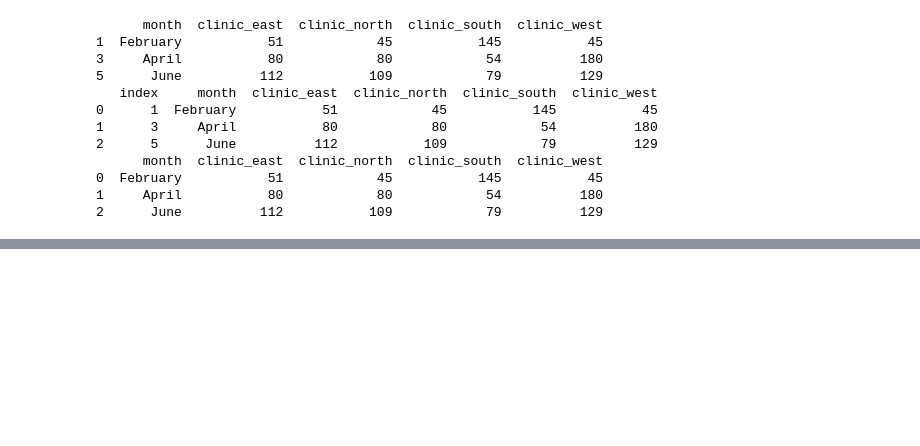
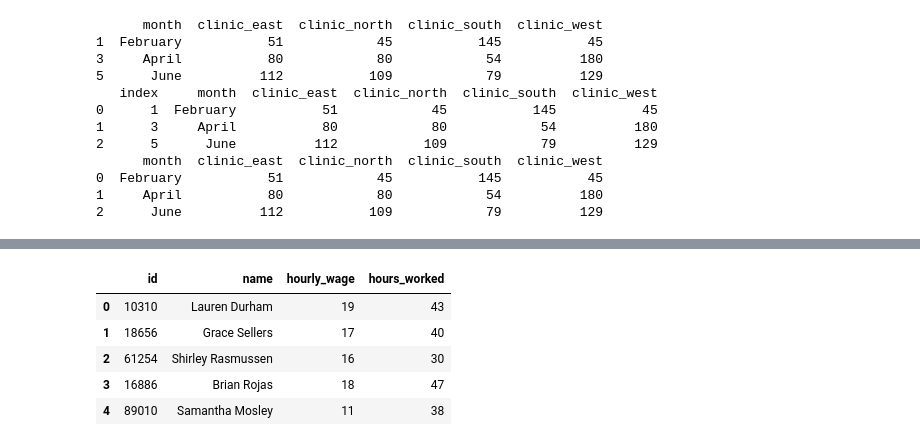
Before and after one commit to Jig3008/PandasAtoZ, a Jupyter notebook: AllAboutPandas.ipynb, the cells around one changed output, grey strips where cells are left out. Saved outputs shown, nothing was run; the diff lists cells and outputs as text; code cells hidden in the pictures; blank space fills up the shorter version.

```diff
--- a/AllAboutPandas.ipynb
+++ b/AllAboutPandas.ipynb
@@ -260,0 +407,12 @@ print(df2)
+# %%
+#Applying lambda function on DataFrames
+
+employeesDf = pd.read_csv('employees.csv')
+employeesDf.head()
+# %% [output]
+|  | id | name | hourly_wage | hours_worked |
+| 0 | 10310 | Lauren Durham | 19 | 43 |
+| 1 | 18656 | Grace Sellers | 17 | 40 |
+| 2 | 61254 | Shirley Rasmussen | 16 | 30 |
+| 3 | 16886 | Brian Rojas | 18 | 47 |
+| 4 | 89010 | Samantha Mosley | 11 | 38 |
```
Also changed, not shown: parts of 11 cells of this notebook.
